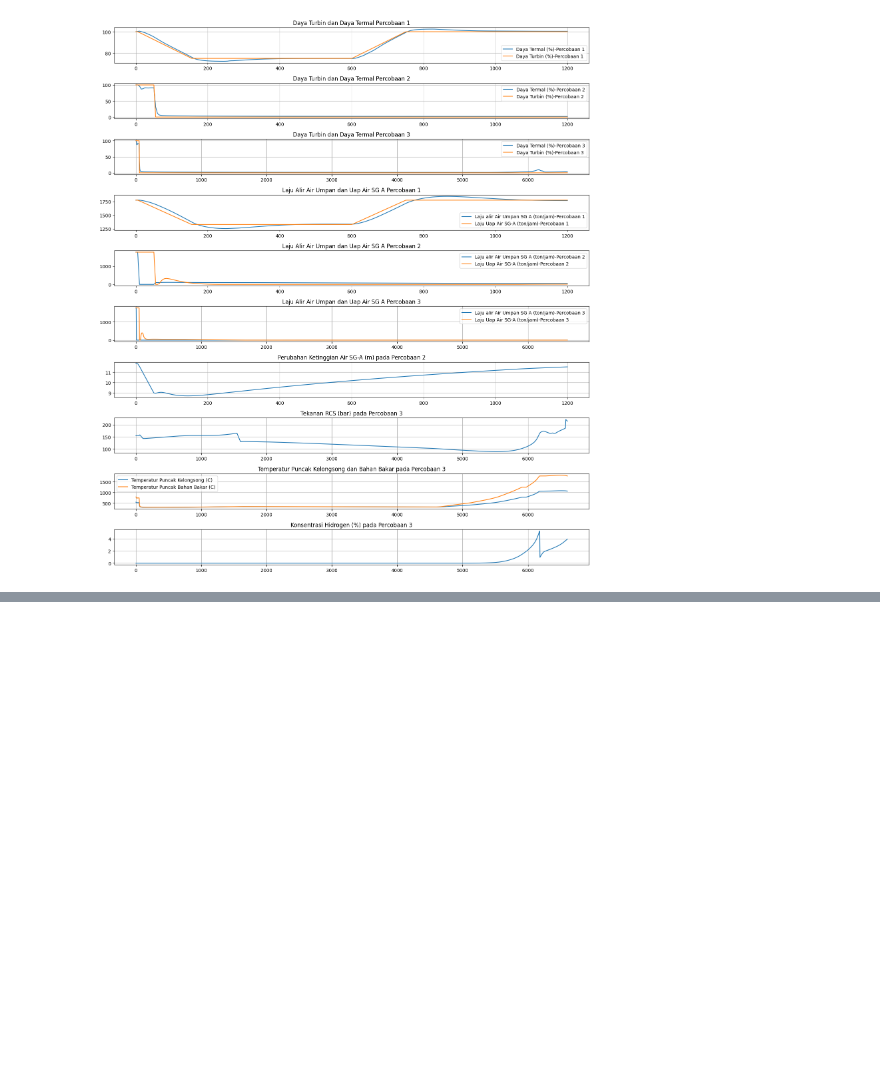
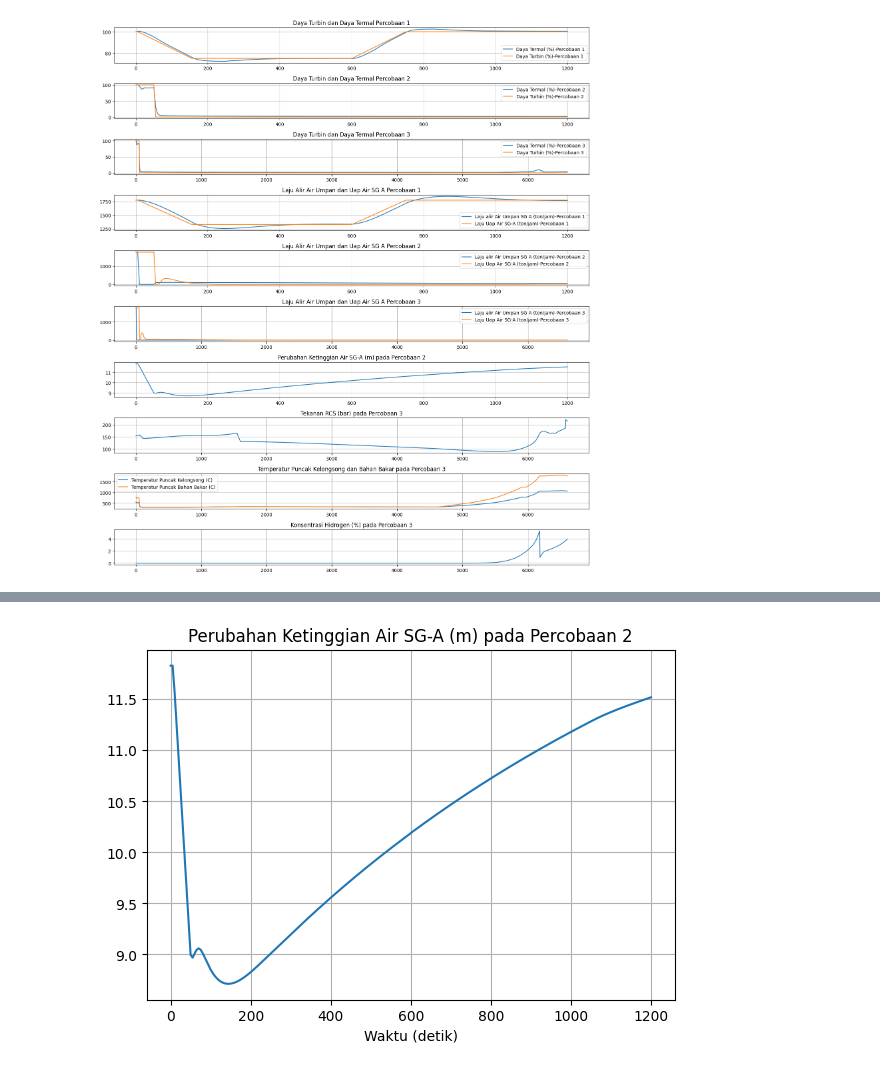
Before and after one commit to ARoyyanF/ekfis-3, a Jupyter notebook: modul-2/modul-2.ipynb, the cells around one changed output, grey strips where cells are left out. Saved outputs shown, nothing was run; the diff lists cells and outputs as text; code cells hidden in the pictures; blank space fills up the shorter version.

```diff
--- a/modul-2/modul-2.ipynb
+++ b/modul-2/modul-2.ipynb
@@ -117,0 +223,11 @@ plt.show()
+# %%
+# 3. Plot LSGA for experiment 2
+plt.figure(figsize=(15, 10))
+plt.subplot(2,2,1)
+data = combined_df[combined_df['source_file'] == 'Percobaan 2.xlsx']
+plt.plot(data.TIME, data['LSGA'])
+plt.title('Perubahan Ketinggian Air SG-A (m) pada Percobaan 2')
+plt.xlabel('Waktu (detik)')
+plt.grid(True)
+# %% [output]
+[figure, added]
```
Also changed, not shown: parts of 11 cells of this notebook.
